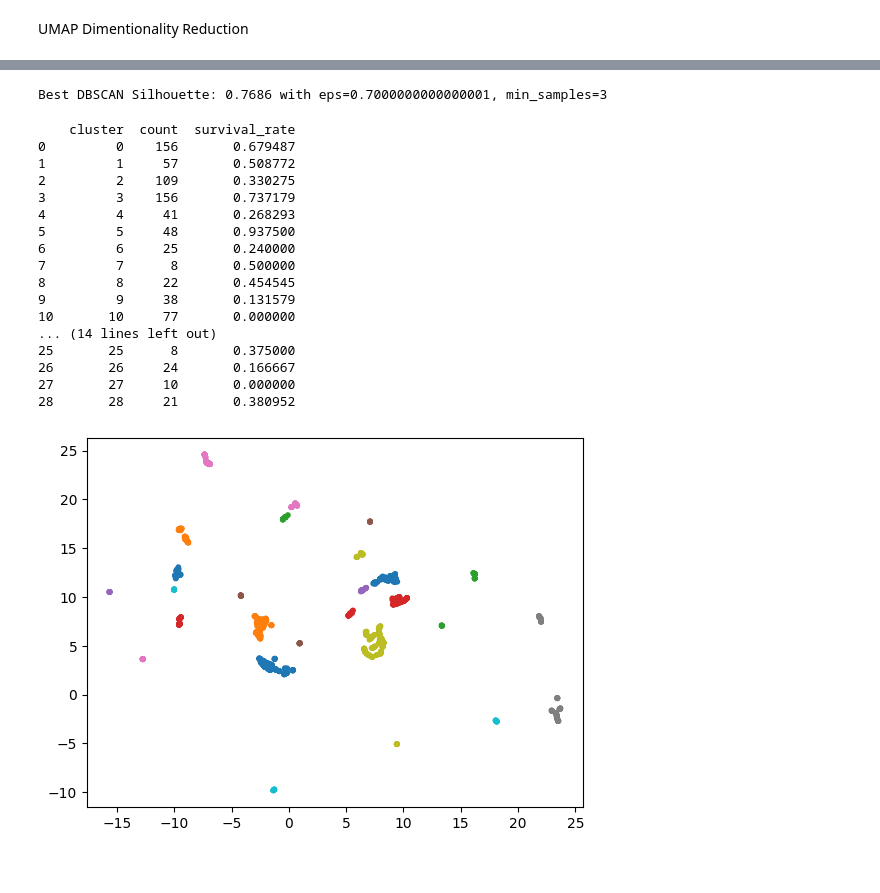
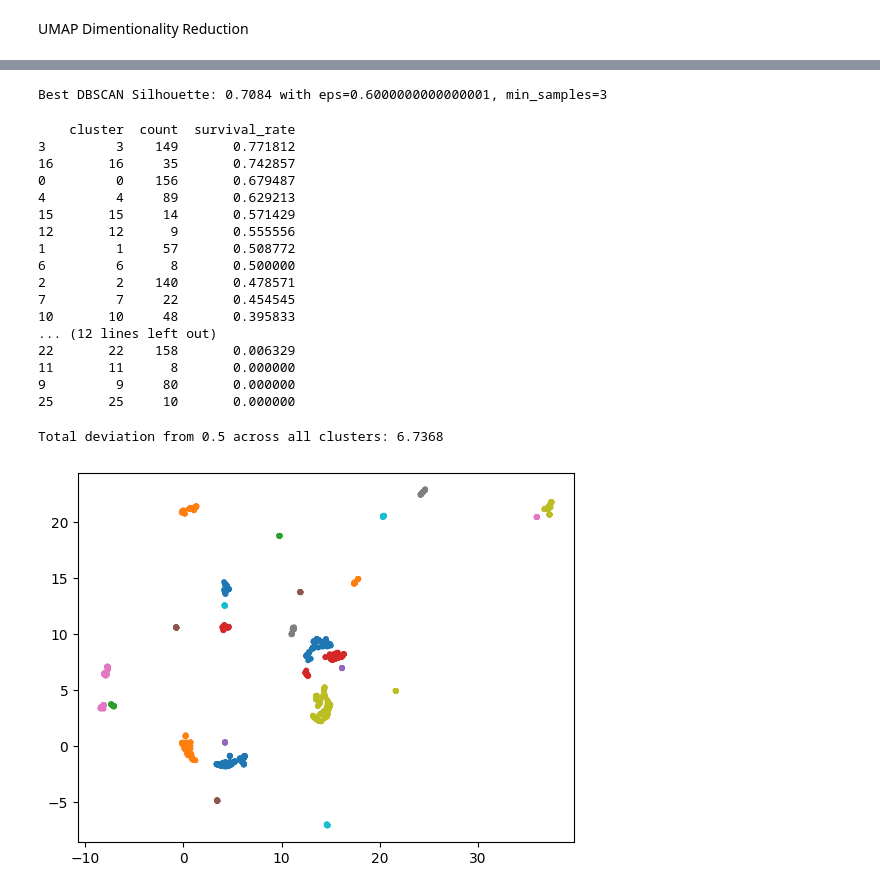
Before and after one commit to MasonGillDev/ML-Final, a Jupyter notebook: Precessing.ipynb, the cells around one changed output, grey strips where cells are left out. Saved outputs shown, nothing was run; the diff lists cells and outputs as text; code cells hidden in the pictures.

Commit message:
add deviation calculation

```diff
--- a/Precessing.ipynb
+++ b/Precessing.ipynb
@@ -100,7 +100,7 @@ X_scaled = scaler.fit_transform(df_clean)
 UMAP Dimentionality Reduction
 # %%
 reducer = umap.UMAP(
-    n_neighbors=25,
+    n_neighbors=200,     #play with this to change how tight the clusters are.
     min_dist=0.00,
     n_components=2
 )
@@ -139,7 +139,7 @@ for eps in np.arange(0.1, 1.1, 0.1):
 
 print(f"Best DBSCAN Silhouette: {best_score:.4f} with eps={best_params[0]}, min_samples={best_params[1]}")
 # %% [output]
-Best DBSCAN Silhouette: 0.7686 with eps=0.7000000000000001, min_samples=3
+Best DBSCAN Silhouette: 0.7084 with eps=0.6000000000000001, min_samples=3
 # %%
 coords = df_clean[["UMAP1", "UMAP2"]].values
 db = DBSCAN(eps=best_params[0], min_samples=best_params[1])
@@ -149,33 +149,42 @@ cluster_stats = (
     df_clean.groupby("cluster")["survived"]
             .agg(count="count", survival_rate="mean")
             .reset_index()
+            .sort_values(by="survival_rate", ascending=False)
 )
 print(cluster_stats)
 # %% [output]
     cluster  count  survival_rate
+3         3    149       0.771812
+16       16     35       0.742857
 0         0    156       0.679487
+4         4     89       0.629213
+15       15     14       0.571429
+12       12      9       0.555556
 1         1     57       0.508772
-2         2    109       0.330275
-3         3    156       0.737179
-4         4     41       0.268293
-5         5     48       0.937500
-6         6     25       0.240000
-7         7      8       0.500000
-8         8     22       0.454545
-9         9     38       0.131579
-10       10     77       0.000000
-... (14 lines left out)
-25       25      8       0.375000
-26       26     24       0.166667
-27       27     10       0.000000
-28       28     21       0.380952
+6         6      8       0.500000
+2         2    140       0.478571
+7         7     22       0.454545
+10       10     48       0.395833
+... (12 lines left out)
+22       22    158       0.006329
+11       11      8       0.000000
+9         9     80       0.000000
+25       25     10       0.000000
 # %%
+cluster_stats["deviation"] = (cluster_stats["survival_rate"] - 0.5).abs()
+
+
+total_deviation = cluster_stats["deviation"].sum()
+
+print(f"Total deviation from 0.5 across all clusters: {total_deviation:.4f}")
+
 
 plt.scatter(coords[:,0], coords[:,1],
             c=df_clean["cluster"], cmap="tab10", s=10)
 plt.show()
 # %% [output]
+Total deviation from 0.5 across all clusters: 6.7368
-[figure, old version]
+[figure, new version]
 # %%
 df_clean["cluster"] = labels
 surv_rate = df_clean.groupby("cluster")["survived"].mean()
```
Also changed, not shown: parts of 2 cells of this notebook.
